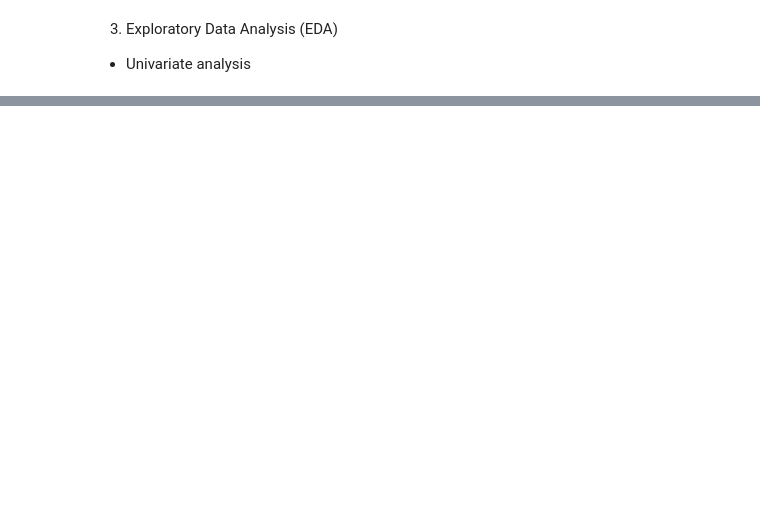
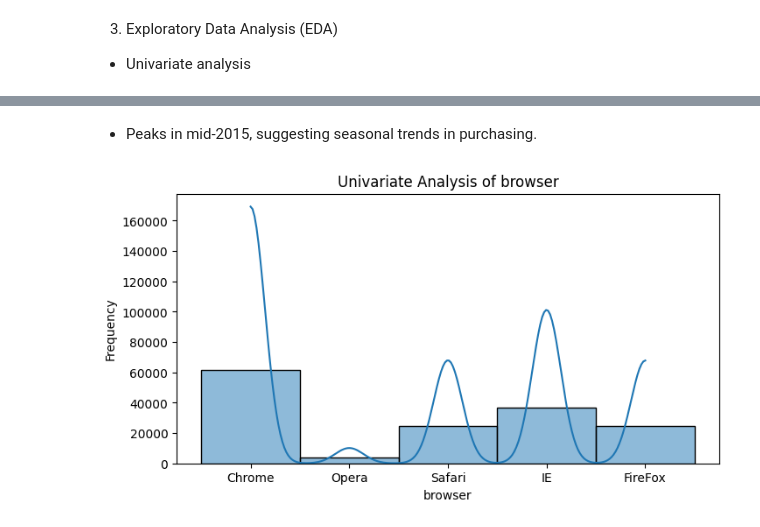
Before and after one commit to bettyabay/Adey-Innovations-Fraud-Detection, a Jupyter notebook: notebook/eda.ipynb, the cells around one changed output, grey strips where cells are left out. Cells and saved outputs as stored; diff of their text form; code cells hidden in the pictures; blank space fills up the shorter version.

```diff
--- a/notebook/eda.ipynb
+++ b/notebook/eda.ipynb
@@ -193,0 +211,6 @@ memory usage: 12.7+ MB
+# %% [markdown]
+- Peaks in mid-2015, suggesting seasonal trends in purchasing.
+# %%
+univariate_analysis(fraud_df, 'browser')
+# %% [output]
+[figure, added]
```
Also changed, not shown: parts of 44 cells of this notebook, 1 other file.
